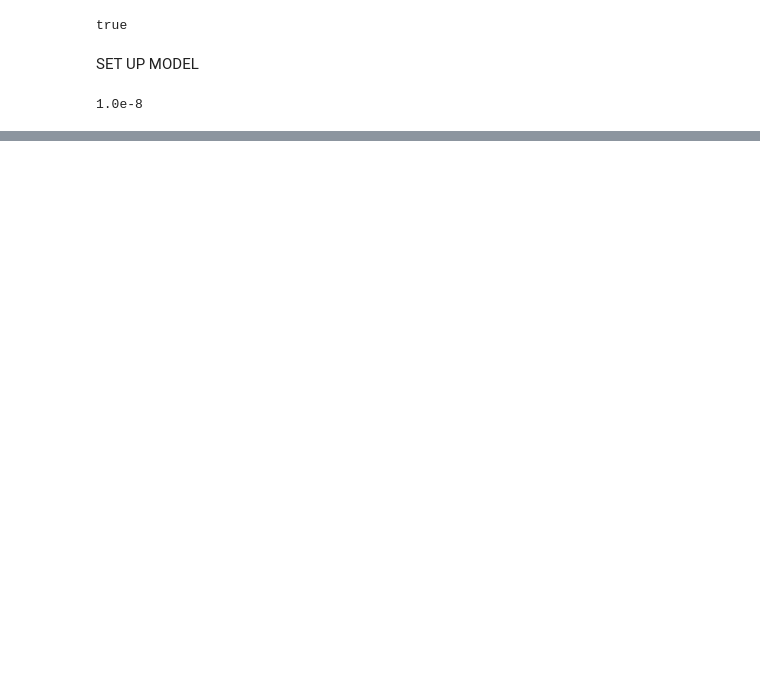
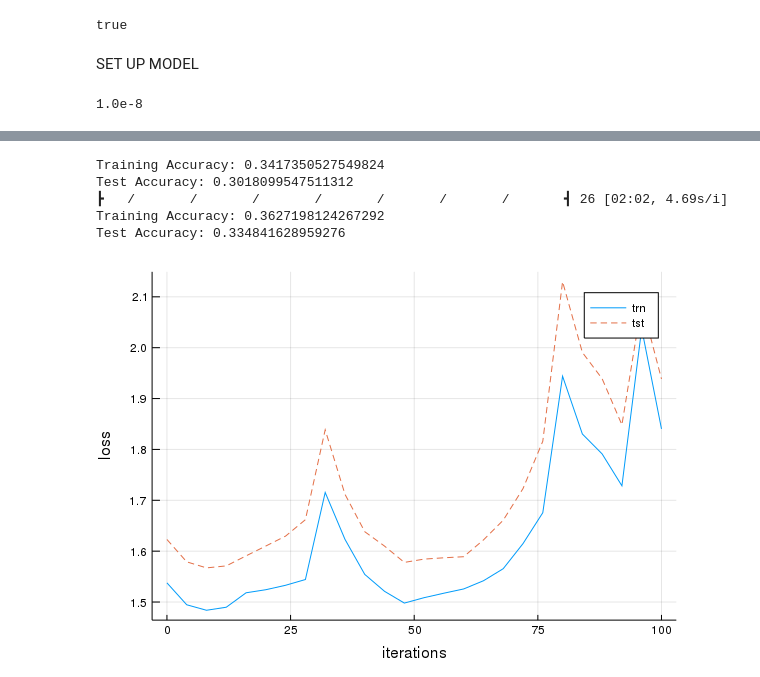
Before and after one commit to egeersu/LSTMN, a Jupyter notebook: LSTM1.ipynb, the cells around one changed output, grey strips where cells are left out. Drawn from its saved outputs; the diff is of its cells as text; code cells hidden in the pictures; blank space fills up the shorter version.

```diff
--- a/LSTM1.ipynb
+++ b/LSTM1.ipynb
@@ -153,0 +286,9 @@ DimensionMismatch: DimensionMismatch("vectors must have same lengths")
+# %%
+tgraph(model, dtrn, dtst, 4, 100)
+# %% [output]
+Training Accuracy: 0.3417350527549824
+Test Accuracy: 0.3018099547511312
+┣   /       /       /       /       /       /       /       ┫ 26 [02:02, 4.69s/i]
+Training Accuracy: 0.3627198124267292
+Test Accuracy: 0.334841628959276
+[figure, added]
```
Also changed, not shown: parts of 70 cells of this notebook.
